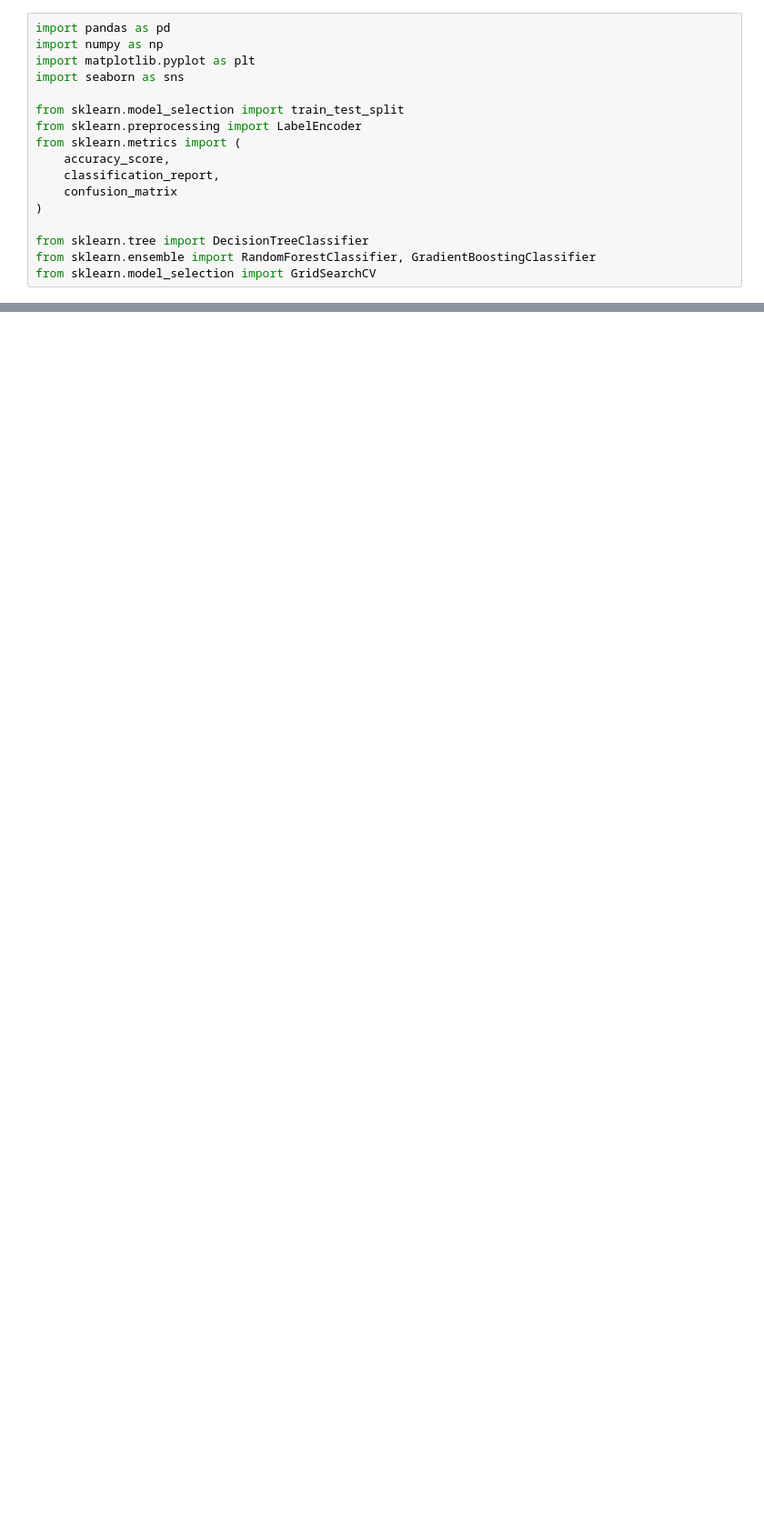
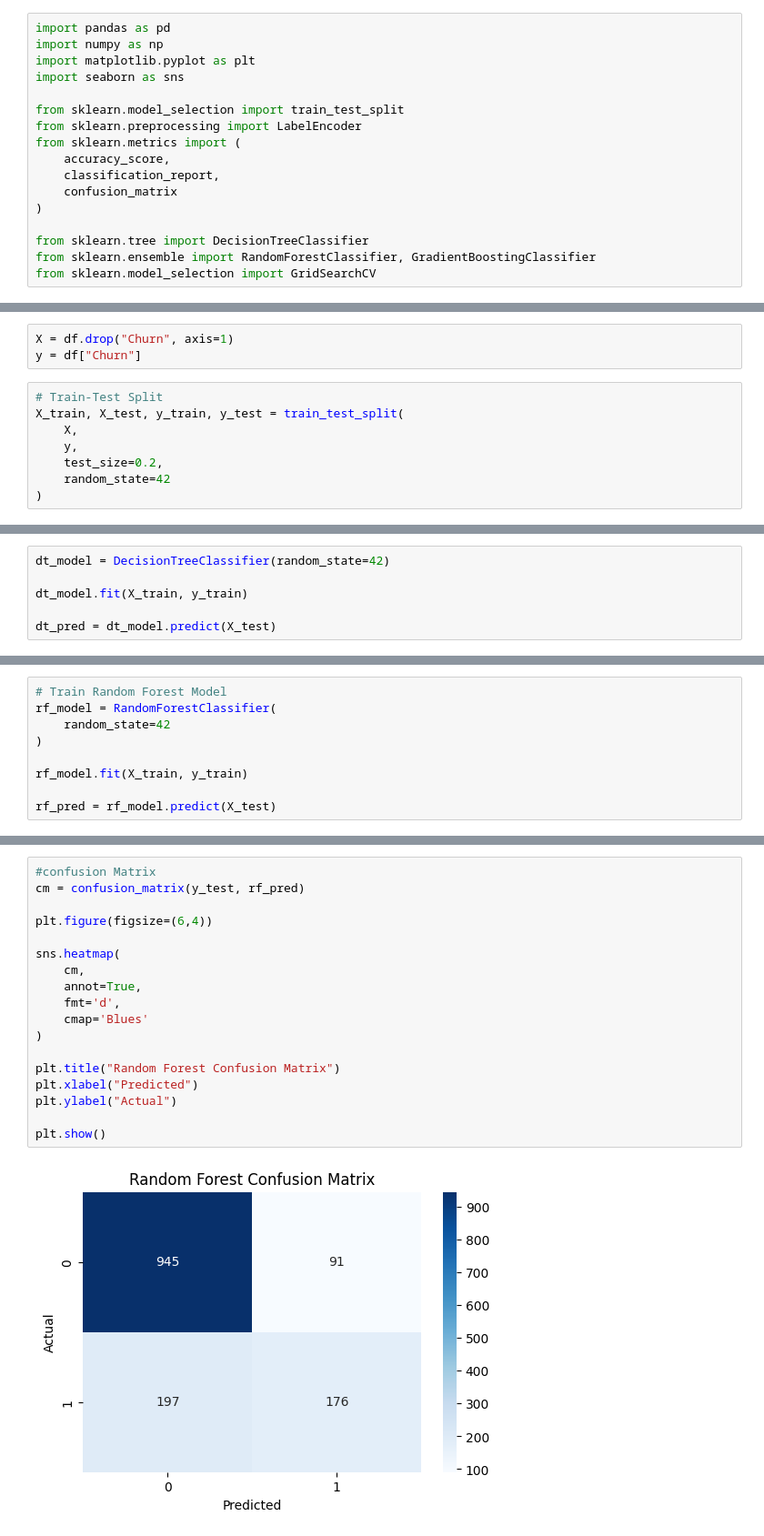
Before and after one commit to johnsparz/FlexisafTask1, a Jupyter notebook: FlexiSafTask1.ipynb, the cells around one changed output, grey strips where cells are left out. Shown at 91% size. Drawn from its saved outputs; the diff is of its cells as text; blank space fills up the shorter version.

```diff
--- a/FlexiSafTask1.ipynb
+++ b/FlexiSafTask1.ipynb
@@ -26,0 +101,11 @@ df = pd.read_csv("  ")
+# %%
+X = df.drop("Churn", axis=1)
+y = df["Churn"]
+# %%
+# Train-Test Split
+X_train, X_test, y_train, y_test = train_test_split(
+    X,
+    y,
+    test_size=0.2,
+    random_state=42
+)
@@ -26,0 +114,6 @@ df = pd.read_csv("  ")
+# %%
+dt_model = DecisionTreeClassifier(random_state=42)
+
+dt_model.fit(X_train, y_train)
+
+dt_pred = dt_model.predict(X_test)
@@ -26,0 +137,9 @@ df = pd.read_csv("  ")
+# %%
+# Train Random Forest Model
+rf_model = RandomForestClassifier(
+    random_state=42
+)
+
+rf_model.fit(X_train, y_train)
+
+rf_pred = rf_model.predict(X_test)
@@ -26,0 +162,20 @@ df = pd.read_csv("  ")
+# %%
+#confusion Matrix
+cm = confusion_matrix(y_test, rf_pred)
+
+plt.figure(figsize=(6,4))
+
+sns.heatmap(
+    cm,
+    annot=True,
+    fmt='d',
+    cmap='Blues'
+)
+
+plt.title("Random Forest Confusion Matrix")
+plt.xlabel("Predicted")
+plt.ylabel("Actual")
+
+plt.show()
+# %% [output]
+[figure, added]
```
Also changed, not shown: parts of 31 cells of this notebook.
